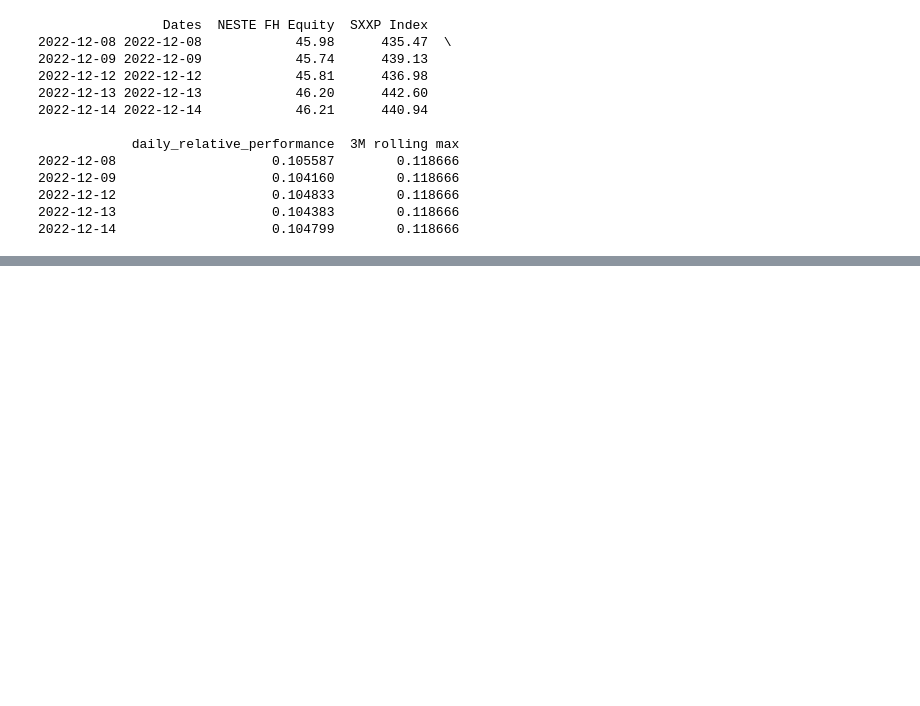
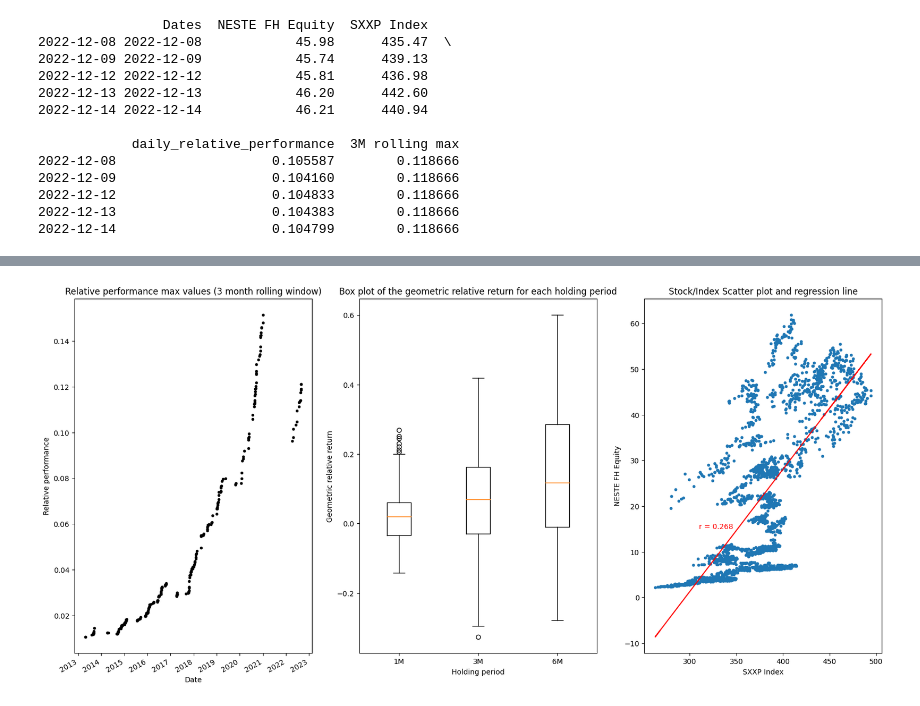
Before and after one commit to omarsheiba/Projet_S8, a Jupyter notebook: performance.ipynb, the cells around one changed output, grey strips where cells are left out. Saved outputs shown, nothing was run; the diff lists cells and outputs as text; code cells hidden in the pictures; blank space fills up the shorter version.

```diff
--- a/performance.ipynb
+++ b/performance.ipynb
@@ -105,17 +128,3 @@ metrics_df.head()
 | 1M | 264 | 0.019742 | 0.073503 | 0.019852 | 0.269550 | ... |
 | 3M | 264 | 0.062617 | 0.132258 | 0.069211 | 0.419833 | ... |
 | 6M | 252 | 0.125665 | 0.185591 | 0.117268 | 0.601101 | ... |
-# %%
-from matplotlib import pyplot
-from pandas.plotting import autocorrelation_plot
-s= pd.Series([a[0] for a in forward_looking_relative_performance['1M']], index=[a[2] for a in forward_looking_relative_performance['1M']])
-s.plot(style = 'k.')
-pyplot.show()
-annualized_geometric_rr = []
-label_keys = forward_looking_relative_performance.keys()
-for key in label_keys:
-    annualized_geometric_rr.append([pow(a[1]/a[0], 12/int(key[0]))-1 for a in forward_looking_relative_performance[key]])
-pyplot.boxplot(annualized_geometric_rr, labels=label_keys, showfliers=False)
-pyplot.show()
-autocorrelation_plot(ts_df['daily_relative_performance'])
-pyplot.show()
@@ -125,0 +131,28 @@ pyplot.show()
+# %%
+s= pd.Series([a[0] for a in forward_looking_relative_performance['1M']], index=[a[2] for a in forward_looking_relative_performance['1M']])
+pyplot.figure(figsize=(20,10))
+ax = pyplot.subplot(131)
+ax.set_title('Relative performance max values (3 month rolling window)')
+ax.set_xlabel('Date')
+ax.set_ylabel('Relative performance')
+s.plot(style = 'k.')
+geometric_rr = []
+label_keys = forward_looking_relative_performance.keys()
+for key in label_keys:
+    geometric_rr.append([(a[1]-a[0])/a[0] for a in forward_looking_relative_performance[key]])
+ax = pyplot.subplot(132)
+ax.set_title('Box plot of the geometric relative return for each holding period')
+ax.set_xlabel('Holding period')
+ax.set_ylabel('Geometric relative return')
+pyplot.boxplot(geometric_rr, labels=label_keys, showfliers=True)
+ax = pyplot.subplot(133)
+ax.set_title('Stock/Index Scatter plot and regression line')
+ax.set_xlabel(index_name)
+ax.set_ylabel(stock_name)
+pyplot.scatter(ts_df[index_name], ts_df[stock_name], s = 10)
+a, b = np.polyfit(ts_df[index_name], ts_df[stock_name], 1)
+ax.text(310, 15, f'r = {round(a, 3)}', color = "red")
+pyplot.plot(ts_df[index_name], a*ts_df[index_name] + b, 'r-')
+pyplot.show()
+# %% [output]
+[figure, added]
```
Also changed, not shown: parts of 11 cells of this notebook, 4 other files.
